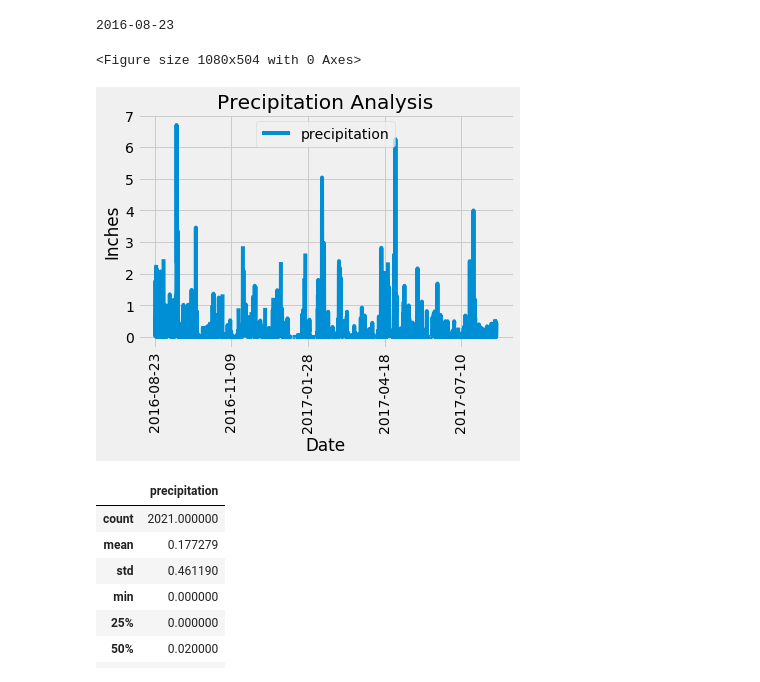
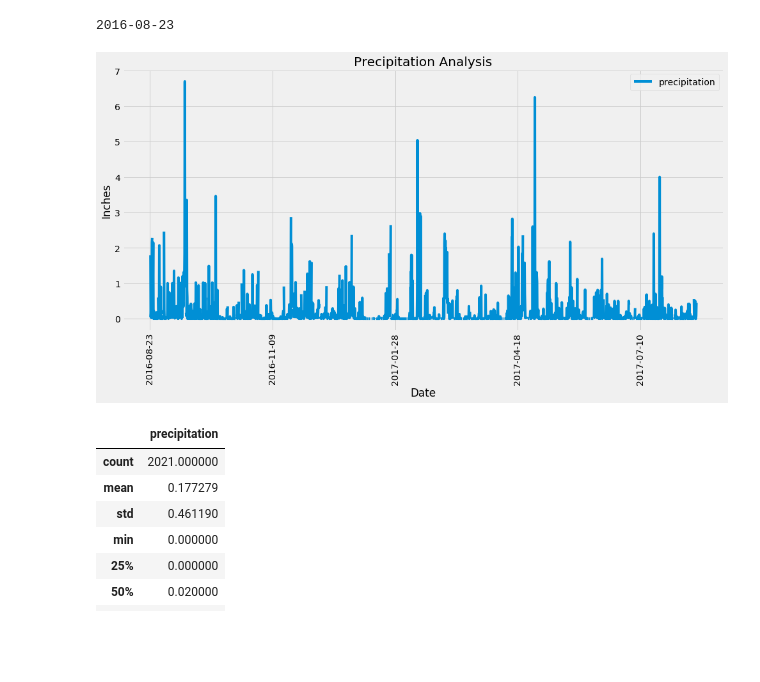
Before and after one commit to UoT-Bootcamp/SQLAlchemy-challenge, a Jupyter notebook: Surf_Up.ipynb, the cells around one changed output. Cells and saved outputs as stored; diff of their text form; code cells hidden in the pictures; blank space fills up the shorter version.

```diff
--- a/Surf_Up.ipynb
+++ b/Surf_Up.ipynb
@@ -97,30 +100,35 @@ print(yearFrom_latest_date)
 # %%
 
 # Perform a query to retrieve the data and precipitation scores
 precipitation_data = session.query(Measurement.date, Measurement.prcp).\
                     filter(func.strftime("%Y-%m-%d", Measurement.date) >= dt.date(2016, 8, 23)).\
                     filter(func.strftime("%Y-%m-%d", Measurement.date) <= dt.date(2017, 8, 23)).all()
 
 # Save the query results as a Pandas DataFrame and set the index to the date column
 precipitation_df = pd.DataFrame(precipitation_data, columns = ["date", "precipitation"])
 
 # Sort the dataframe by date
 precipitation_df = precipitation_df.sort_values(["date"])
 
+# Set the date as index of the DataFrame
 precipitation_df = precipitation_df.set_index("date")
 
 # # Use Pandas Plotting with Matplotlib to plot the data
-# plt.figure(figsize = (15, 7))
-precipitation_df.plot(rot = "vertical")
+
+precipitation_df.plot(figsize = (15, 7), rot = "vertical")
+
+# Set asthetics
 plt.xlabel("Date")
 plt.ylabel("Inches")
 plt.title("Precipitation Analysis")
+plt.grid(which='minor')
+
+# Save the plot
 plt.savefig("Images/precipitation_analysis.png")
 
 plt.show()
 # %% [output]
-<Figure size 1080x504 with 0 Axes>
-[figure, old version]
+[figure, new version]
 # %%
 # Use Pandas to calcualte the summary statistics for the precipitation data
 precipitation_df.describe()
```
Also changed, not shown: parts of 17 cells of this notebook, 2 other files.
